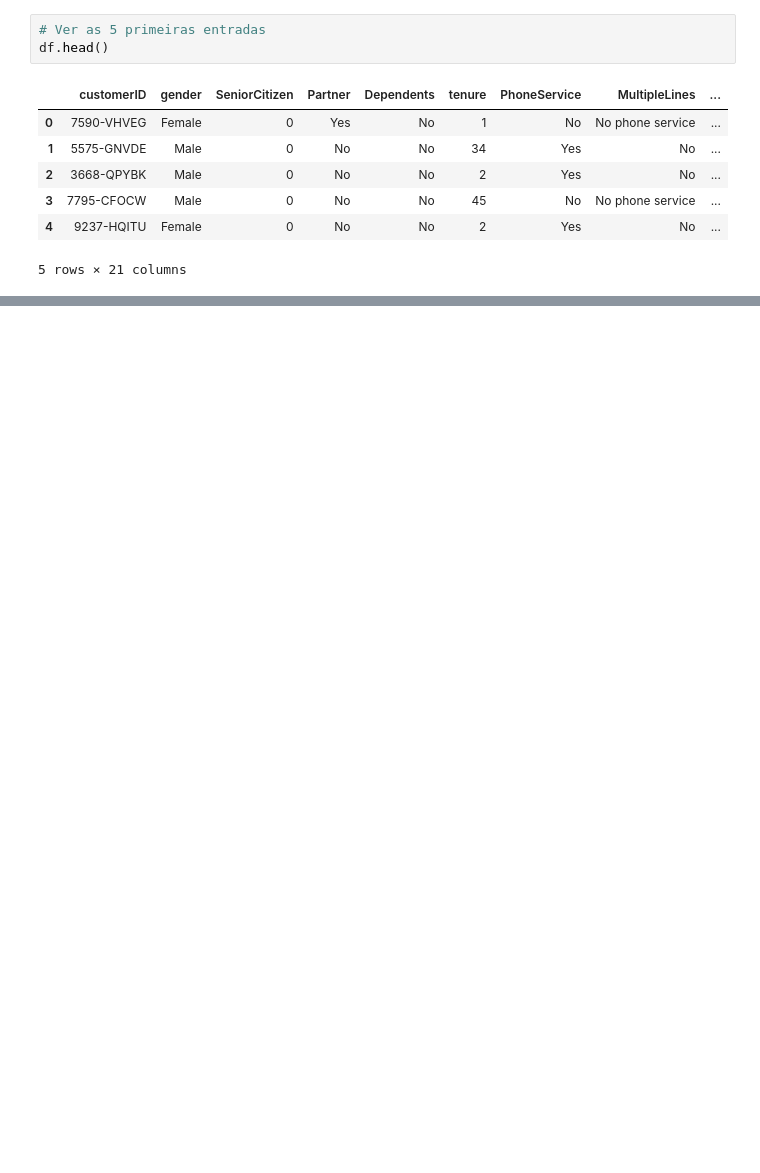
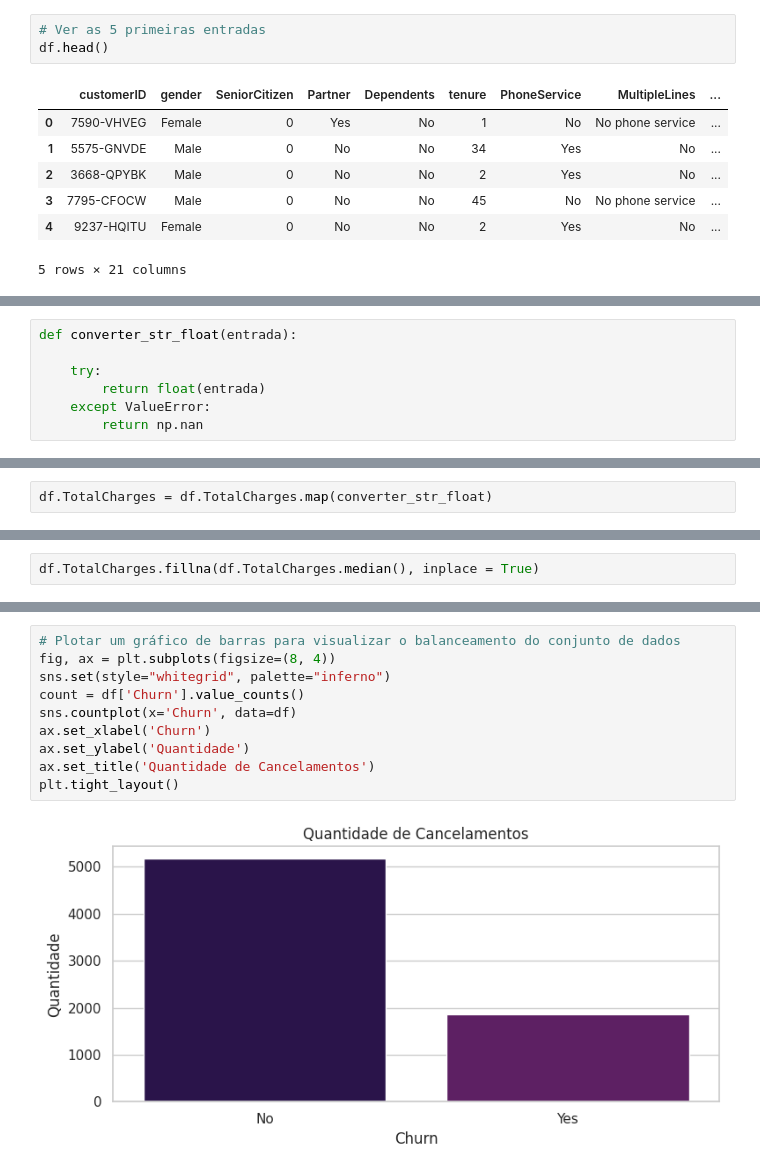
Before and after one commit to SarahFeanor/Portfolio-DataScience, a Jupyter notebook: Churn_Prediction.ipynb, the cells around one changed output, grey strips where cells are left out. Drawn from its saved outputs; the diff is of its cells as text; blank space fills up the shorter version.

```diff
--- a/Churn_Prediction.ipynb
+++ b/Churn_Prediction.ipynb
@@ -113,0 +188,7 @@ df.head()
+# %%
+def converter_str_float(entrada):
+
+    try:
+        return float(entrada)
+    except ValueError:
+        return np.nan
@@ -113,0 +204,2 @@ df.head()
+# %%
+df.TotalCharges = df.TotalCharges.map(converter_str_float)
@@ -113,0 +212,2 @@ df.head()
+# %%
+df.TotalCharges.fillna(df.TotalCharges.median(), inplace = True)
@@ -113,0 +274,12 @@ df.head()
+# %%
+# Plotar um gráfico de barras para visualizar o balanceamento do conjunto de dados
+fig, ax = plt.subplots(figsize=(8, 4))
+sns.set(style="whitegrid", palette="inferno")
+count = df['Churn'].value_counts()
+sns.countplot(x='Churn', data=df)
+ax.set_xlabel('Churn')
+ax.set_ylabel('Quantidade')
+ax.set_title('Quantidade de Cancelamentos')
+plt.tight_layout()
+# %% [output]
+[figure, added]
```
Also changed, not shown: parts of 78 cells of this notebook.
